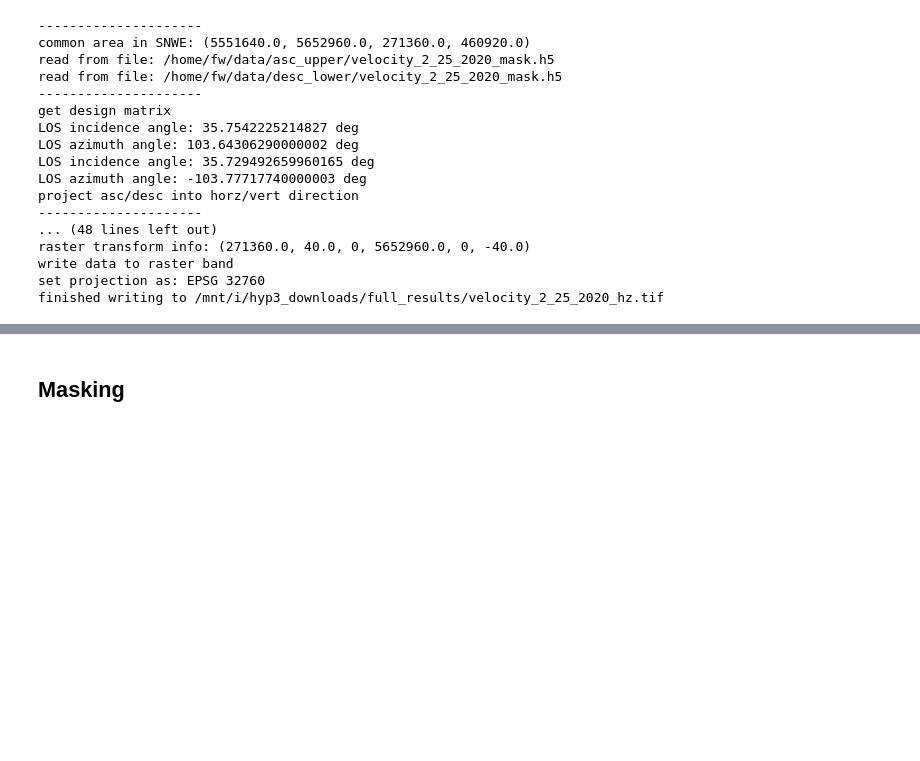
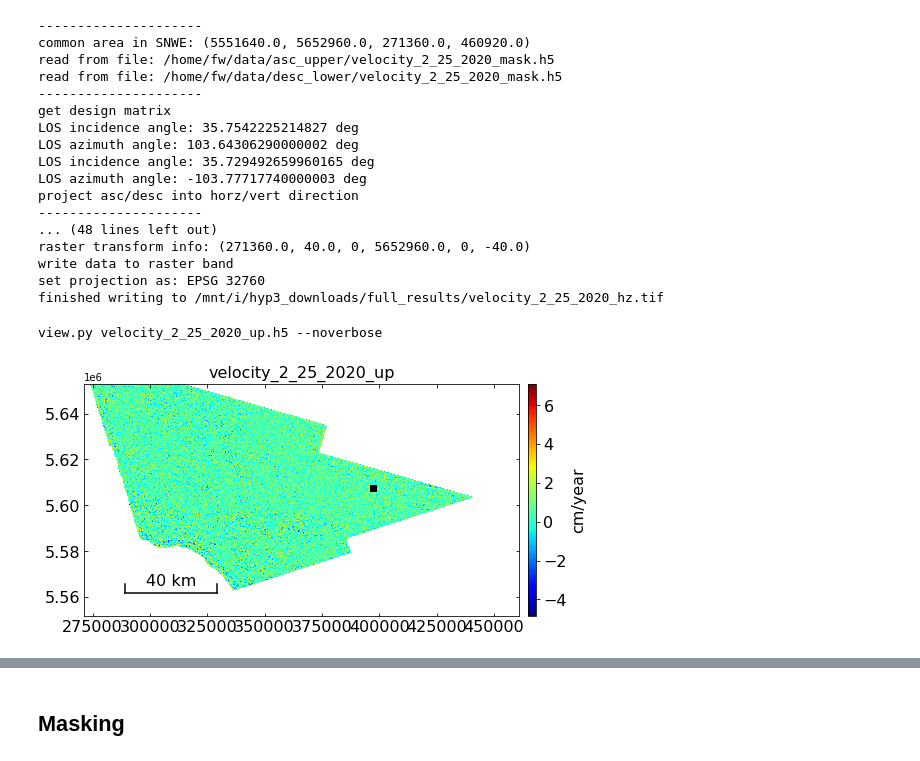
Before and after one commit to forrestfwilliams/hyp3_insar, a Jupyter notebook: combine_and_mask.ipynb, the cells around one changed output, grey strips where cells are left out. Saved outputs shown, nothing was run; the diff lists cells and outputs as text; code cells hidden in the pictures; blank space fills up the shorter version.

```diff
--- a/combine_and_mask.ipynb
+++ b/combine_and_mask.ipynb
@@ -62,3 +62,8 @@ raster transform info: (271360.0, 40.0, 0, 5652960.0, 0, -40.0)
 write data to raster band
 set projection as: EPSG 32760
 finished writing to /mnt/i/hyp3_downloads/full_results/velocity_2_25_2020_hz.tif
+# %%
+view.main('velocity_2_25_2020_up.h5 --noverbose'.split())
+# %% [output]
+view.py velocity_2_25_2020_up.h5 --noverbose
+[figure, added]
```
Also changed, not shown: parts of 2 cells of this notebook, 2 other files.
